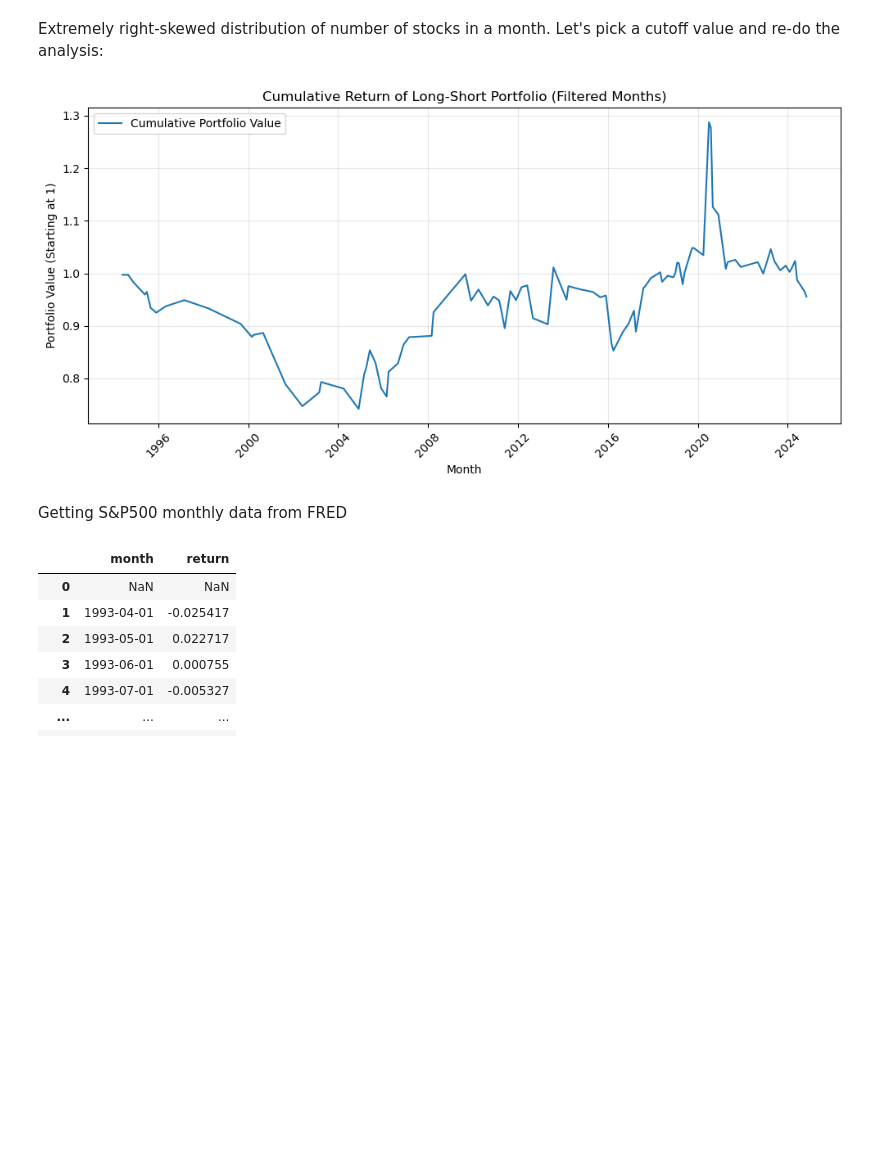
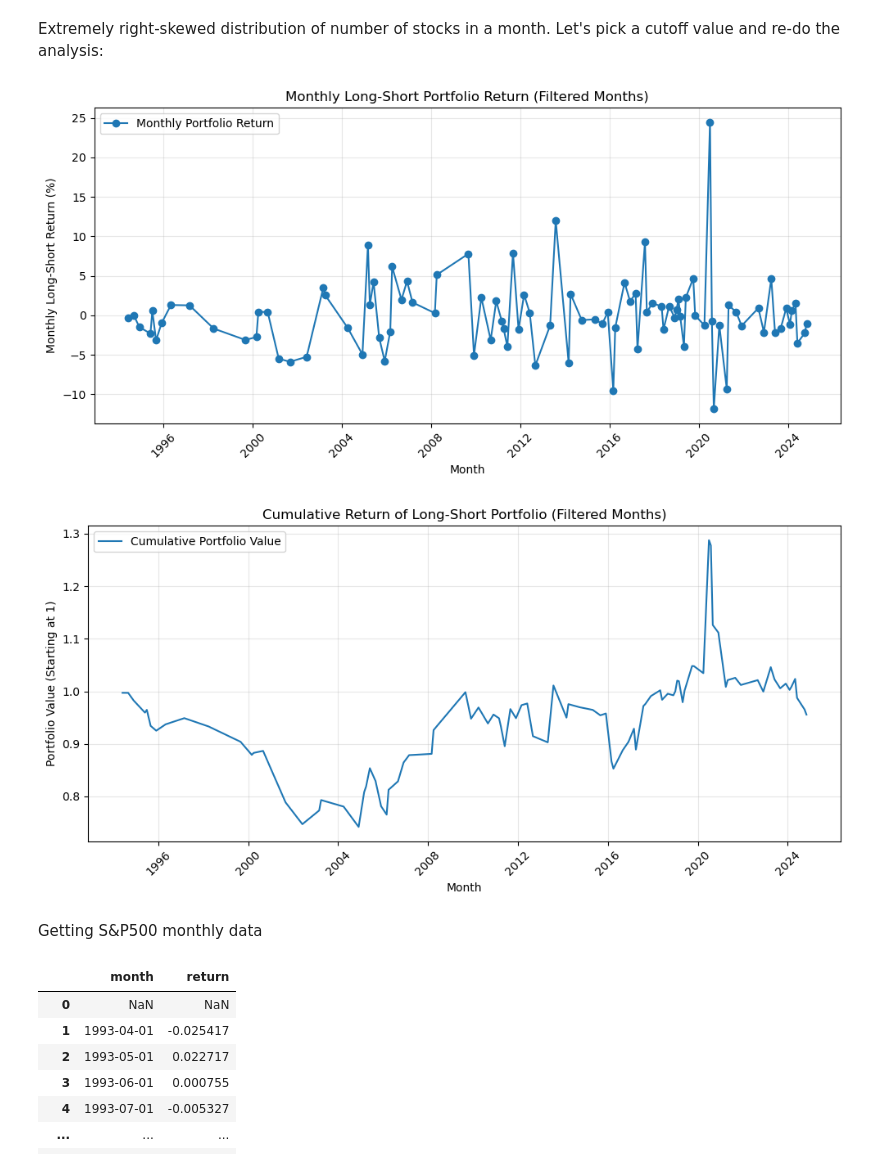
Before and after one commit to ank225git/lazy-prices_replication, a Jupyter notebook: code/portfolio_construction.ipynb, the cells around one changed output. Cells and saved outputs as stored; diff of their text form; code cells hidden in the pictures; blank space fills up the shorter version.

```diff
--- a/code/portfolio_construction.ipynb
+++ b/code/portfolio_construction.ipynb
@@ -232,9 +232,11 @@ df = df.rename(columns={"filing_date": "month", "similarity": "similarity_score"
 # Drop missing values
 df = df.dropna(subset=['similarity_score', 'tic', 'ret'])
 
+min_months = 100
+
 # Step 1: Remove months with only a few stocks
 month_sizes = df['month'].value_counts()
-valid_months = month_sizes[month_sizes >= 100].index  # <-- Keep months with >= 30 stocks
+valid_months = month_sizes[month_sizes >= min_months].index  # <-- Keep months with >= 30 stocks
 df = df[df['month'].isin(valid_months)].copy()
 
 # Step 2: Assign quintiles manually
@@ -254,38 +256,54 @@ df = df.groupby('month', group_keys=False).apply(custom_assign_quintile)
 portfolio_rets = []
 for month, group in df.groupby('month'):
     long_ret = group.loc[group['quintile'] == 5, 'ret'].mean()
     short_ret = group.loc[group['quintile'] == 1, 'ret'].mean()
     long_short = long_ret - short_ret
     portfolio_rets.append({'month': month, 'portfolio_return': long_short})
 
 portfolio_df = pd.DataFrame(portfolio_rets)
 portfolio_df['month'] = pd.to_datetime(portfolio_df['month'])
 portfolio_df = portfolio_df.sort_values('month')
 
 # Step 4: Calculate cumulative returns
 portfolio_df['portfolio_return_decimal'] = portfolio_df['portfolio_return'] / 100
 portfolio_df['cum_portfolio'] = (1 + portfolio_df['portfolio_return_decimal']).cumprod()
 
 # Step 5: Save your results
 portfolio_df.to_csv("../data/processed/full_portfolio_returns_filtered.csv", index=False)
 
+
+import matplotlib.pyplot as plt
+
+plt.figure(figsize=(10,5))
+plt.plot(portfolio_df['month'], portfolio_df['portfolio_return'], marker='o', label='Monthly Portfolio Return')
+plt.xlabel('Month')
+plt.ylabel('Monthly Long-Short Return (%)')
+plt.title('Monthly Long-Short Portfolio Return (Filtered Months)')
+plt.legend()
+plt.grid(alpha=0.3)
+plt.xticks(rotation=45)
+plt.tight_layout()
+plt.show()
+
+
 # Step 6: Plot cumulative return
 plt.figure(figsize=(10,5))
 plt.plot(portfolio_df['month'], portfolio_df['cum_portfolio'], label='Cumulative Portfolio Value')
 plt.xlabel('Month')
 plt.ylabel('Portfolio Value (Starting at 1)')
 plt.title('Cumulative Return of Long-Short Portfolio (Filtered Months)')
 plt.legend()
 plt.grid(alpha=0.3)
 plt.xticks(rotation=45)
 plt.tight_layout()
 plt.show()
 # %% [output]
-[figure, old version]
+[figure, new version]
+[figure, added]
 # %%
 portfolio_df
 # %% [markdown]
-Getting S&P500 monthly data from FRED
+Getting S&P500 monthly data
 # %%
 sp500 = pd.read_csv("../data/processed/sp500_monthly.csv")
 
```
Also changed, not shown: parts of 4 cells of this notebook, 1 other file.
